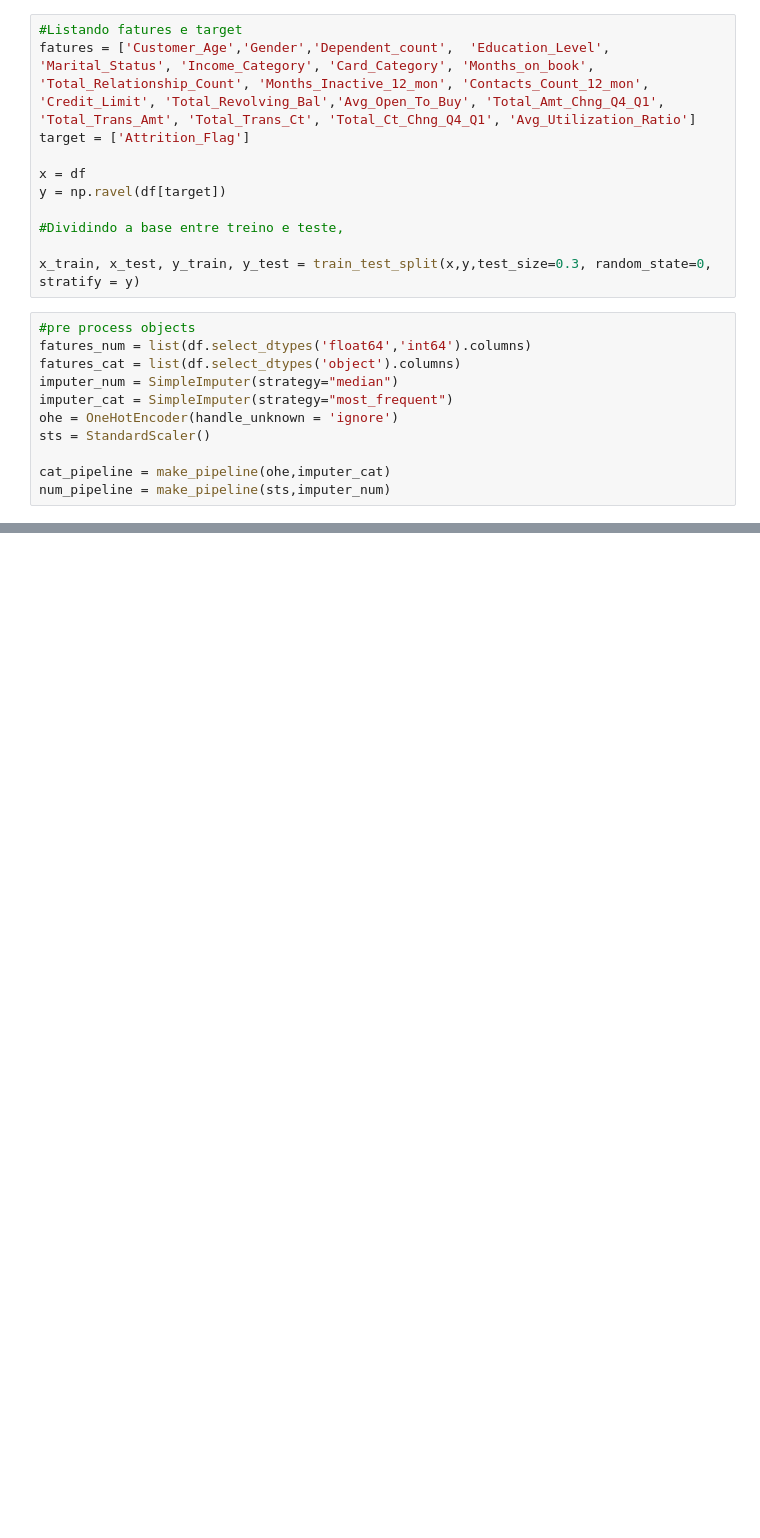
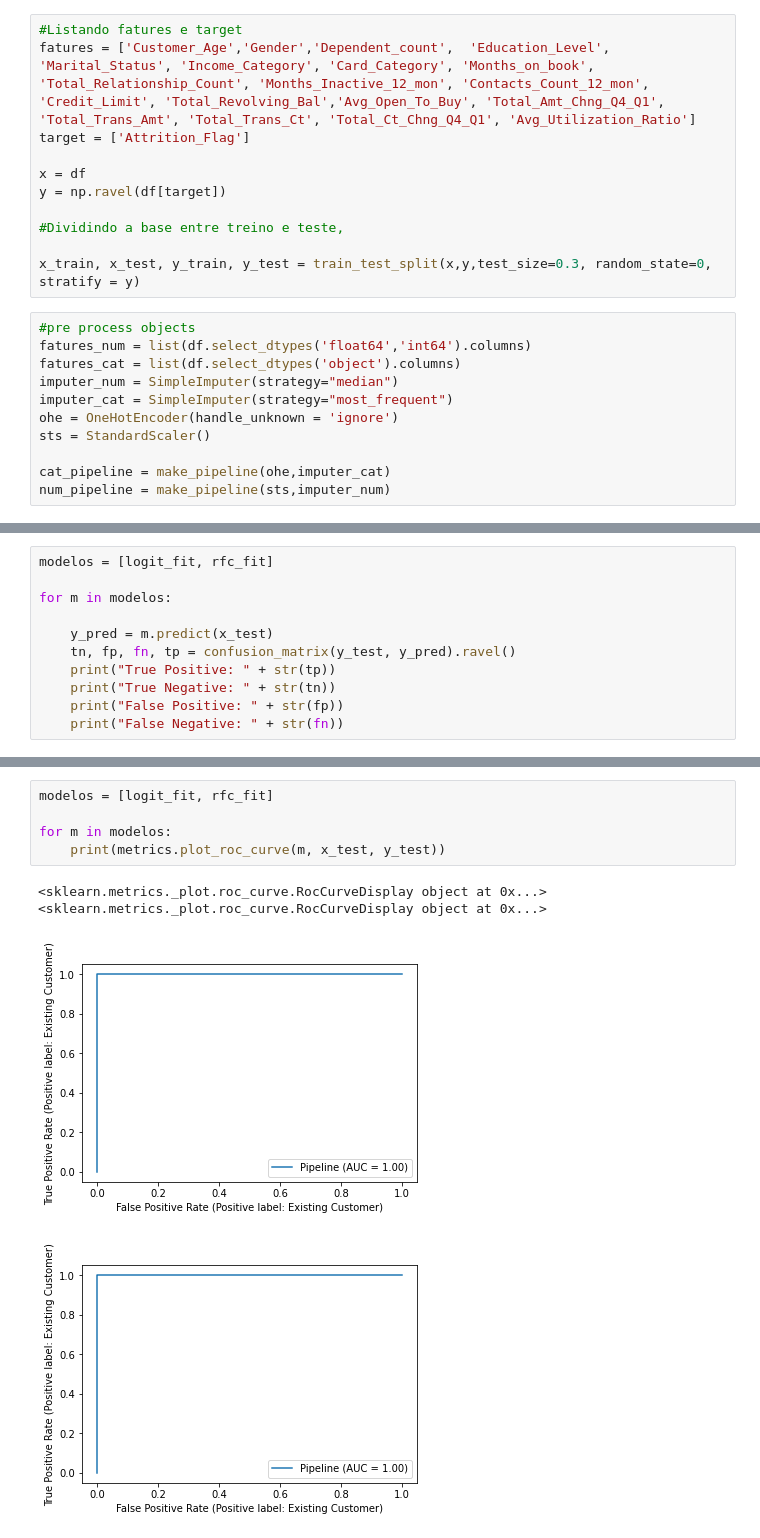
Before and after one commit to EmilioSandroFilho/Retencao_de_Clientes, a Jupyter notebook: scripts/modelo.ipynb, the cells around one changed output, grey strips where cells are left out. Cells and saved outputs as stored; diff of their text form; blank space fills up the shorter version.

Commit message:
Atualização do modelo

```diff
--- a/scripts/modelo.ipynb
+++ b/scripts/modelo.ipynb
@@ -187,0 +187,11 @@ fazer o loop para a saida do matix de confusão
+# %%
+modelos = [logit_fit, rfc_fit]
+
+for m in modelos:
+
+    y_pred = m.predict(x_test)
+    tn, fp, fn, tp = confusion_matrix(y_test, y_pred).ravel()
+    print("True Positive: " + str(tp))
+    print("True Negative: " + str(tn))
+    print("False Positive: " + str(fp))
+    print("False Negative: " + str(fn))
@@ -187,0 +207,10 @@ fazer o loop para a saida do matix de confusão
+# %%
+modelos = [logit_fit, rfc_fit]
+
+for m in modelos:
+    print(metrics.plot_roc_curve(m, x_test, y_test))
+# %% [output]
+<sklearn.metrics._plot.roc_curve.RocCurveDisplay object at 0x...>
+<sklearn.metrics._plot.roc_curve.RocCurveDisplay object at 0x...>
+[figure, added]
+[figure, added]
```
Also changed, not shown: parts of 6 cells of this notebook.
